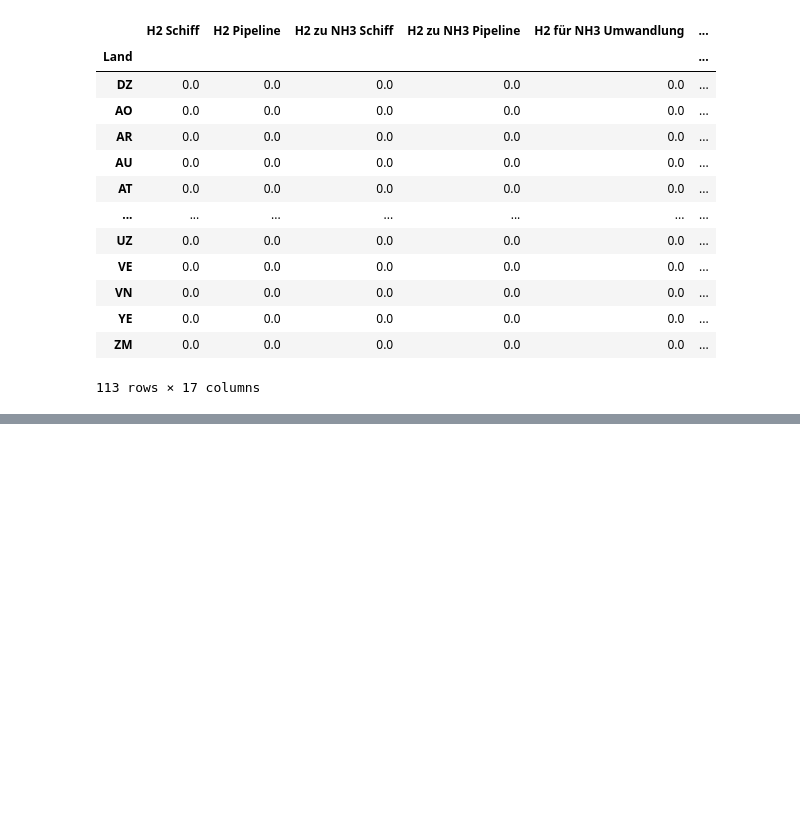
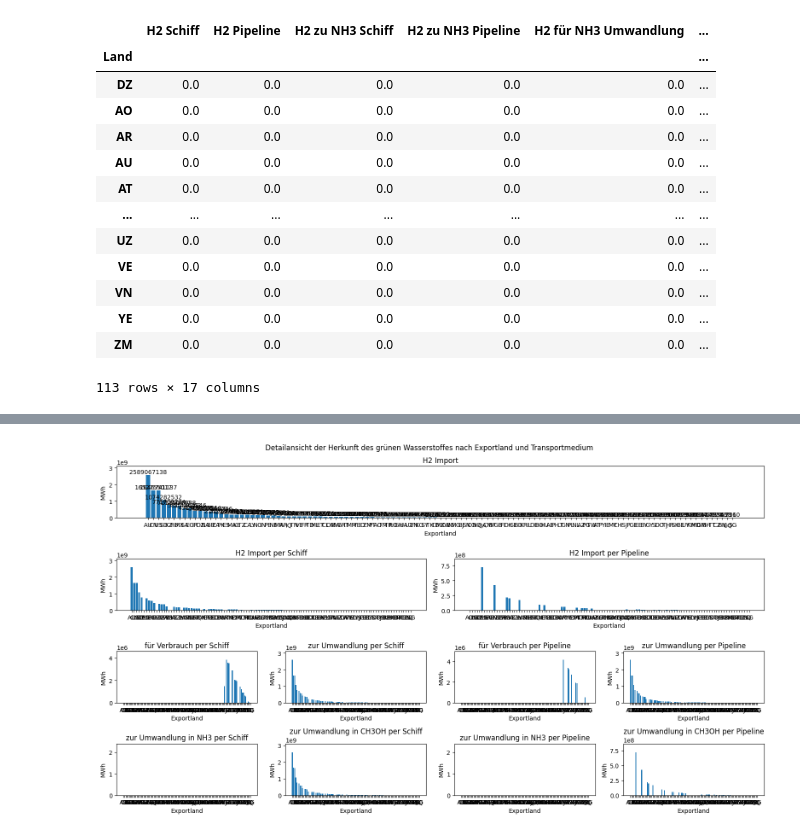
Before and after one commit to FaKurz/hydro_opt, a Jupyter notebook: demonstration.ipynb, the cells around one changed output, grey strips where cells are left out. Cells and saved outputs as stored; diff of their text form; code cells hidden in the pictures; blank space fills up the shorter version.

```diff
--- a/demonstration.ipynb
+++ b/demonstration.ipynb
@@ -83,0 +71,4 @@ H2 für Umwandlung Pipeline [0.]
+# %%
+t2.visualize(what="hydrogen_conversion", vis_style="bar")
+# %% [output]
+[figure, added]
```
Also changed, not shown: parts of 7 cells of this notebook, 1 other file.
